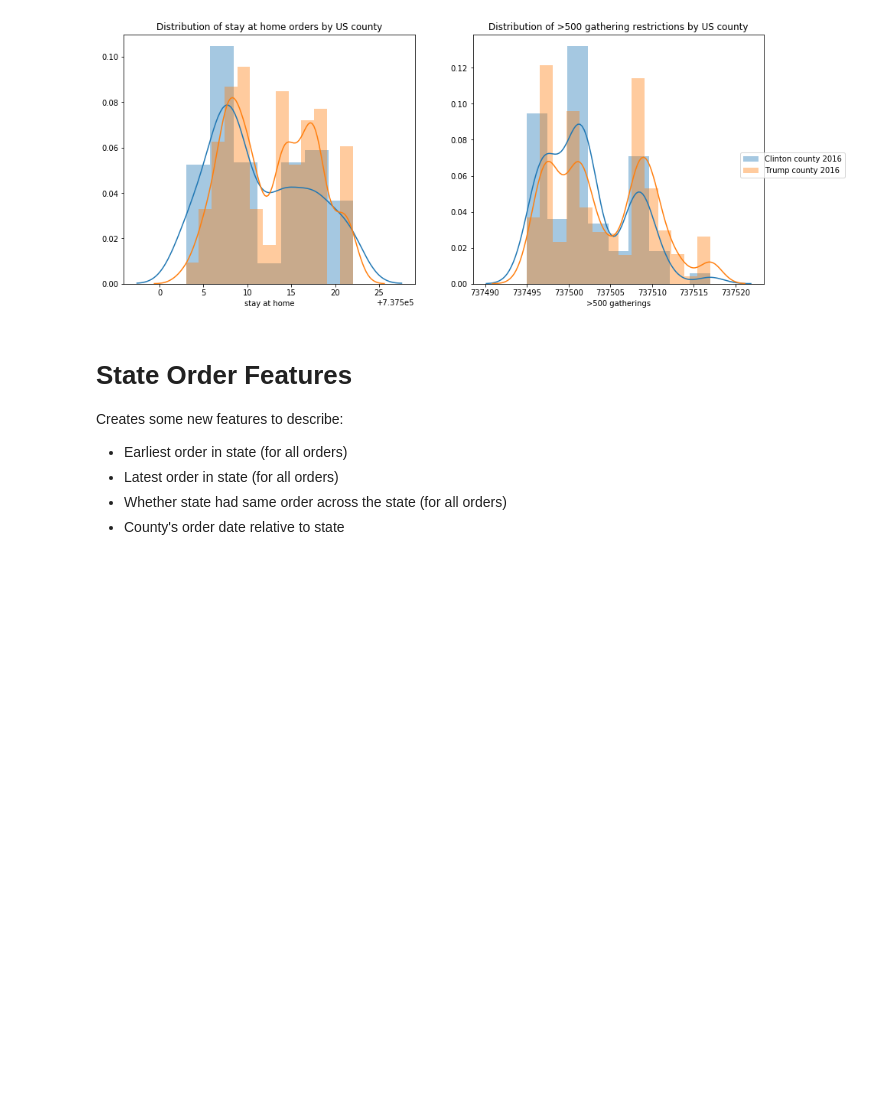
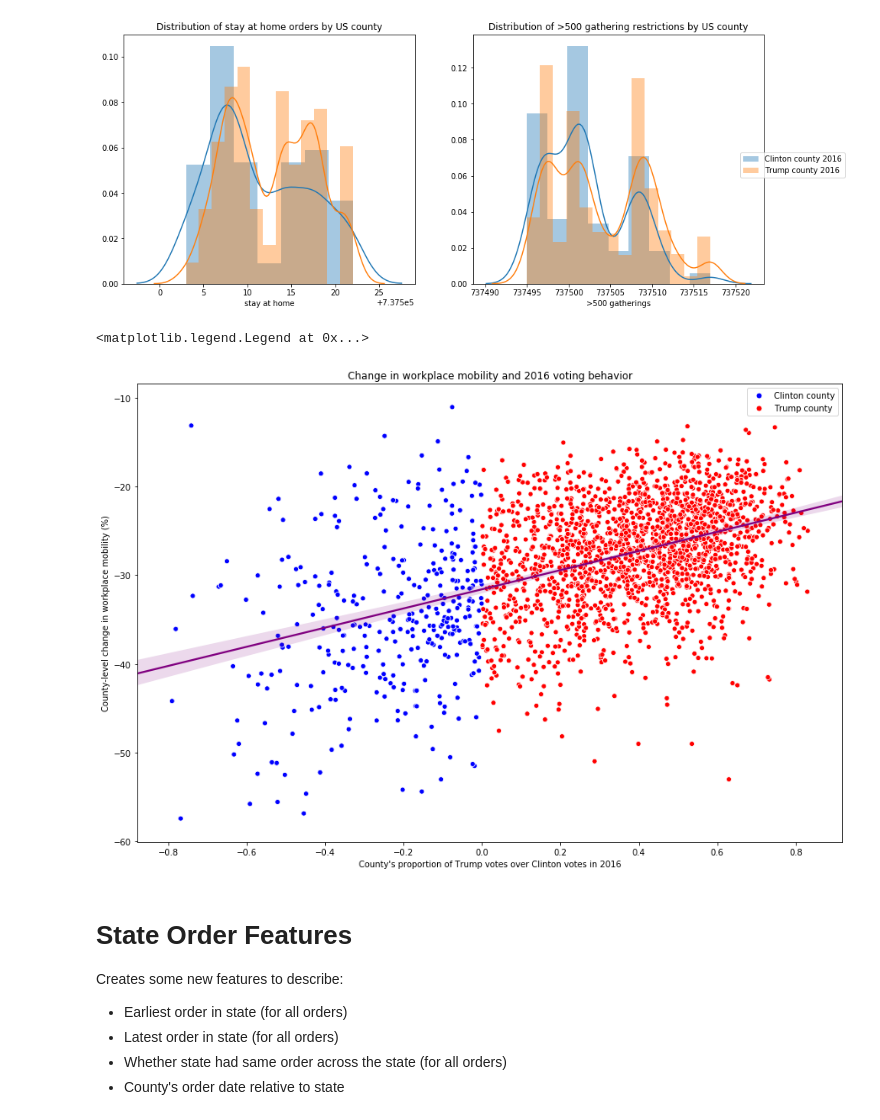
Before and after one commit to joshuaiokua/data100_final-project, a Jupyter notebook: DS 100 Final Project.ipynb, the cells around one changed output. Saved outputs shown, nothing was run; the diff lists cells and outputs as text; code cells hidden in the pictures; blank space fills up the shorter version.

```diff
--- a/DS 100 Final Project.ipynb
+++ b/DS 100 Final Project.ipynb
@@ -333,6 +334,26 @@ plt.show()
 #fig.savefig('ordersdist.png')
 # %% [output]
 [figure]
+# %%
+fig, ax = plt.subplots(1, figsize=(15,10))
+
+g = sns.scatterplot(y= "workplaces", x="VotedTrump2016Cont",hue="VotedTrump2016" , data=county_train, palette=['blue','red'])
+g = sns.regplot(y= "workplaces", x="VotedTrump2016Cont", scatter=True, data=county_train, color="purple",scatter_kws={"alpha": 0})
+#f = sns.scatterplot(y= "workplaces", x="VotedTrump2016Cont",hue="VotedTrump2016" , data=county_train, palette=['blue','red'])
+
+
+ax.set_title("Change in workplace mobility and 2016 voting behavior")
+ax.set_xlabel("County's proportion of Trump votes over Clinton votes in 2016")
+ax.set_ylabel("County-level change in workplace mobility (%)")
+
+legend_elements=[Line2D([0], [0], marker='o', color='w', label='Clinton county',
+                          markerfacecolor='blue', markersize=7),
+                 Line2D([0], [0], marker='o', color='w', label='Trump county',
+                          markerfacecolor='red', markersize=7)]
+ax.legend(title="", handles = legend_elements)
+# %% [output]
+<matplotlib.legend.Legend at 0x...>
+[figure, added]
 # %% [markdown]
 # State Order Features
 
```
Also changed, not shown: parts of 5 cells of this notebook, 5 other files.
